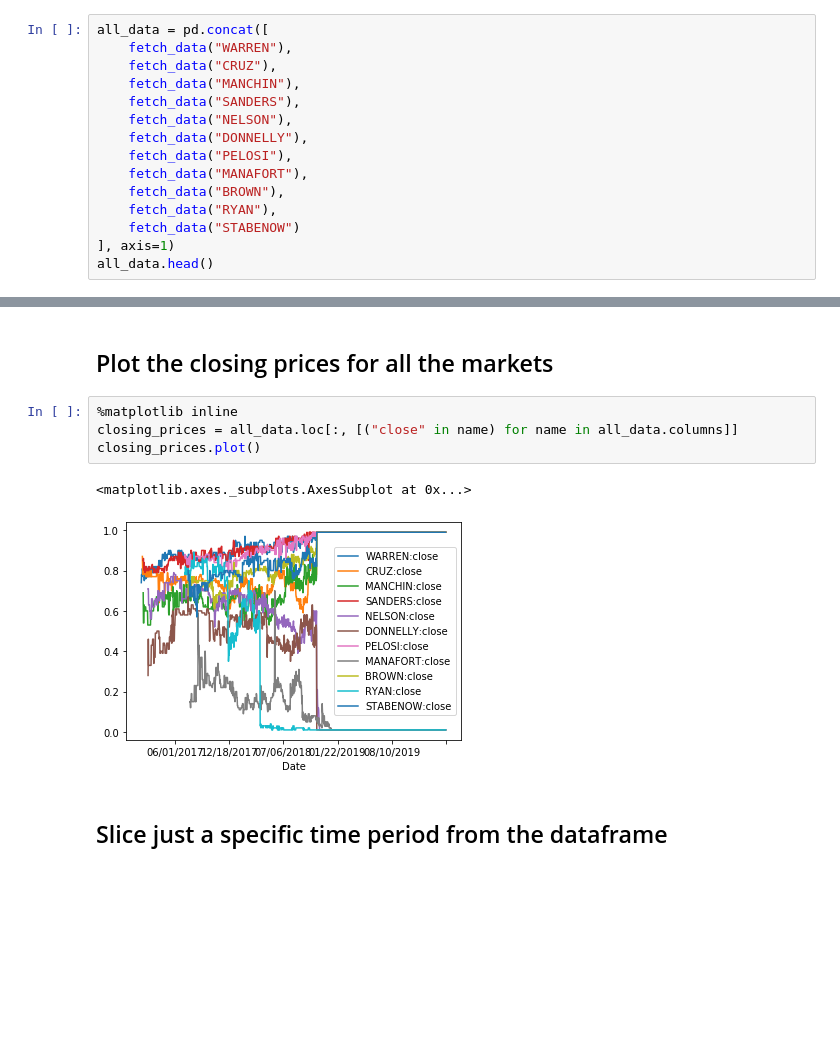
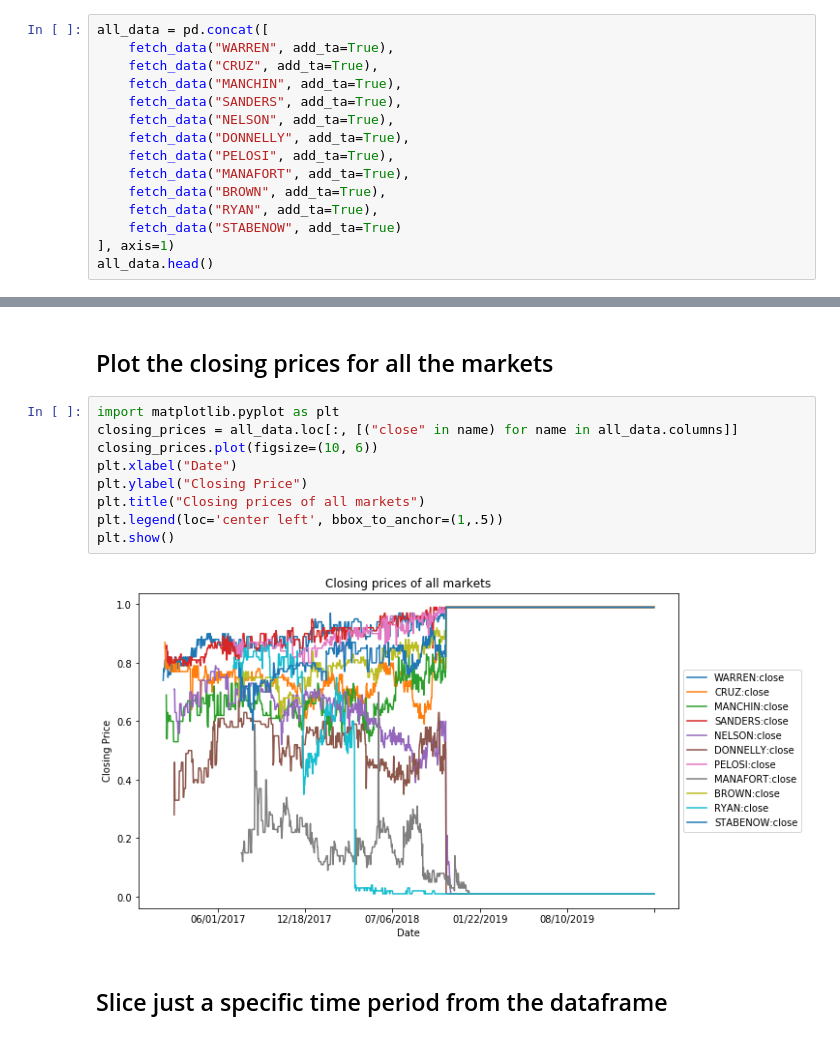
Before and after one commit to jasonfiacco/deeptrader, a Jupyter notebook: examples/predict_it_v2-Ray-attempt-v2.ipynb, the cells around one changed output, grey strips where cells are left out. Drawn from its saved outputs; the diff is of its cells as text; blank space fills up the shorter version.

```diff
--- a/examples/predict_it_v2-Ray-attempt-v2.ipynb
+++ b/examples/predict_it_v2-Ray-attempt-v2.ipynb
@@ -29,17 +45,17 @@ def fetch_data(symbol):
     return df
 # %%
 all_data = pd.concat([
-    fetch_data("WARREN"),
-    fetch_data("CRUZ"),
-    fetch_data("MANCHIN"),
-    fetch_data("SANDERS"),
-    fetch_data("NELSON"),
-    fetch_data("DONNELLY"),
-    fetch_data("PELOSI"),
-    fetch_data("MANAFORT"),
-    fetch_data("BROWN"),
-    fetch_data("RYAN"),
-    fetch_data("STABENOW")
+    fetch_data("WARREN", add_ta=True),
+    fetch_data("CRUZ", add_ta=True),
+    fetch_data("MANCHIN", add_ta=True),
+    fetch_data("SANDERS", add_ta=True),
+    fetch_data("NELSON", add_ta=True),
+    fetch_data("DONNELLY", add_ta=True),
+    fetch_data("PELOSI", add_ta=True),
+    fetch_data("MANAFORT", add_ta=True),
+    fetch_data("BROWN", add_ta=True),
+    fetch_data("RYAN", add_ta=True),
+    fetch_data("STABENOW", add_ta=True)
 ], axis=1)
 all_data.head()
 # %% [output]
@@ -54,12 +70,16 @@ all_data.head()
 # %% [markdown]
 ## Plot the closing prices for all the markets
 # %%
-%matplotlib inline
+import matplotlib.pyplot as plt
 closing_prices = all_data.loc[:, [("close" in name) for name in all_data.columns]]
-closing_prices.plot()
+closing_prices.plot(figsize=(10, 6))
+plt.xlabel("Date")
+plt.ylabel("Closing Price")
+plt.title("Closing prices of all markets")
+plt.legend(loc='center left', bbox_to_anchor=(1,.5))
+plt.show()
 # %% [output]
-<matplotlib.axes._subplots.AxesSubplot at 0x...>
-[figure, old version]
+[figure, new version]
 # %% [markdown]
 ## Slice just a specific time period from the dataframe
 # %%
```
Also changed, not shown: parts of 30 cells of this notebook, 2 other files.
